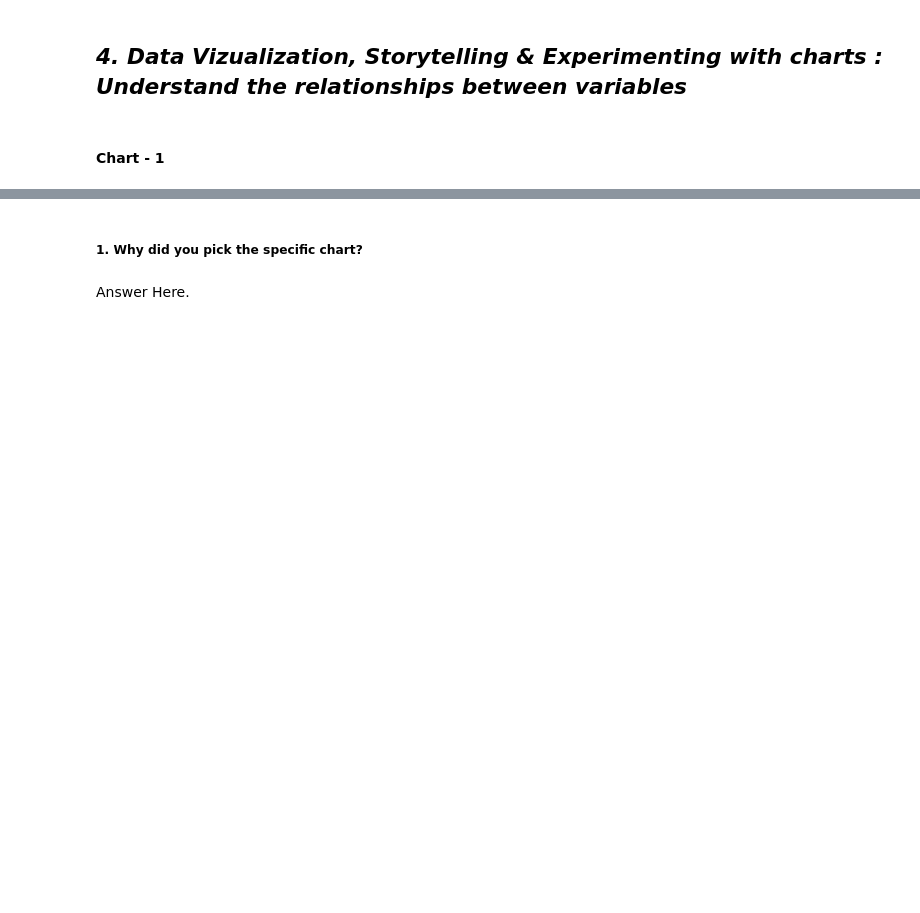
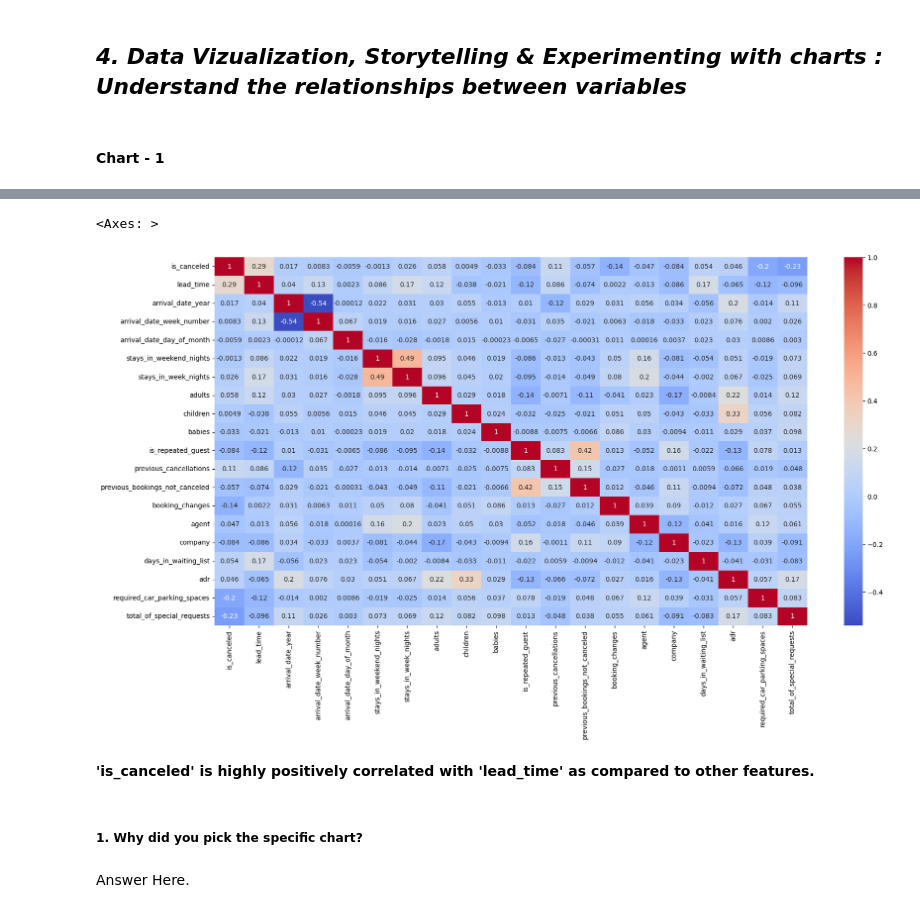
Before and after one commit to vishwapv/hotel-booking-analysis, a Jupyter notebook: Copy_of_Sample_EDA_Submission_Template.ipynb, the cells around one changed output, grey strips where cells are left out. Saved outputs shown, nothing was run; the diff lists cells and outputs as text; code cells hidden in the pictures; blank space fills up the shorter version.

```diff
--- a/Copy_of_Sample_EDA_Submission_Template.ipynb
+++ b/Copy_of_Sample_EDA_Submission_Template.ipynb
@@ -245,3 +419,13 @@ Answer Here.
+# %%
+# Correlation heatmap
+
+plt.figure(figsize=(20,10))
+sns.heatmap(hotel_df.corr(), cmap="coolwarm", annot=True)
+# %% [output]
+<Axes: >
+[figure, added]
+# %% [markdown]
+**'is_canceled' is highly positively correlated with 'lead_time' as compared to other features.**
 # %% [markdown]
 ##### 1. Why did you pick the specific chart?
 # %% [markdown]
```
Also changed, not shown: parts of 62 cells of this notebook.
